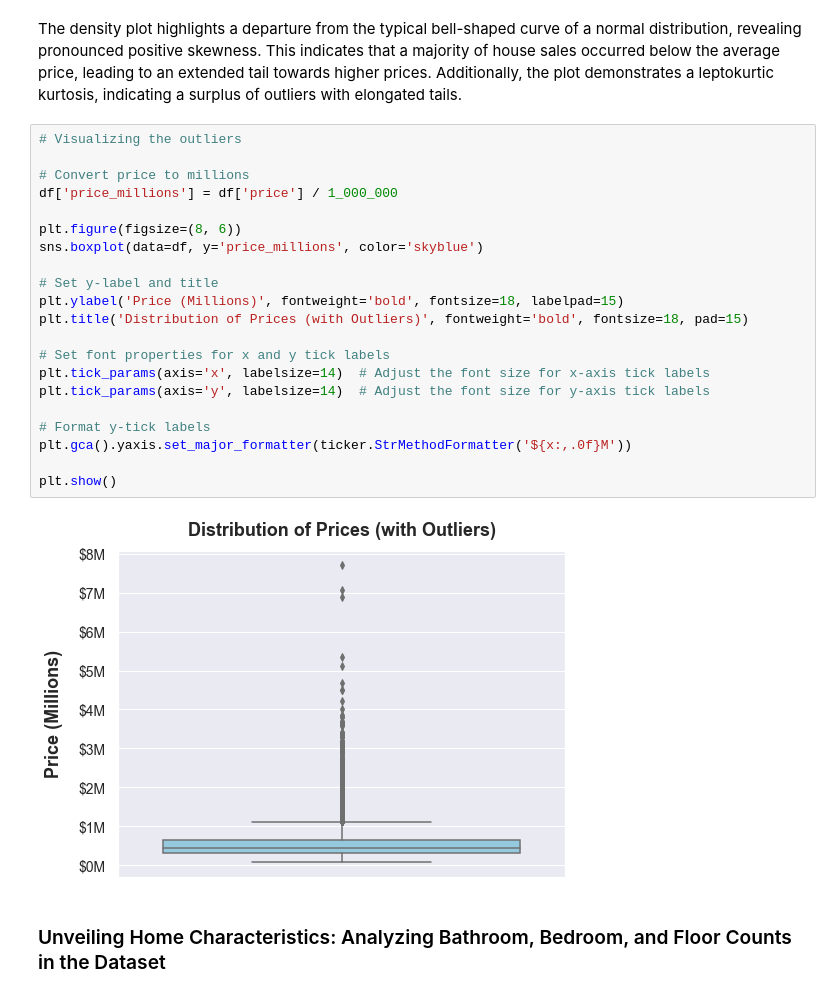
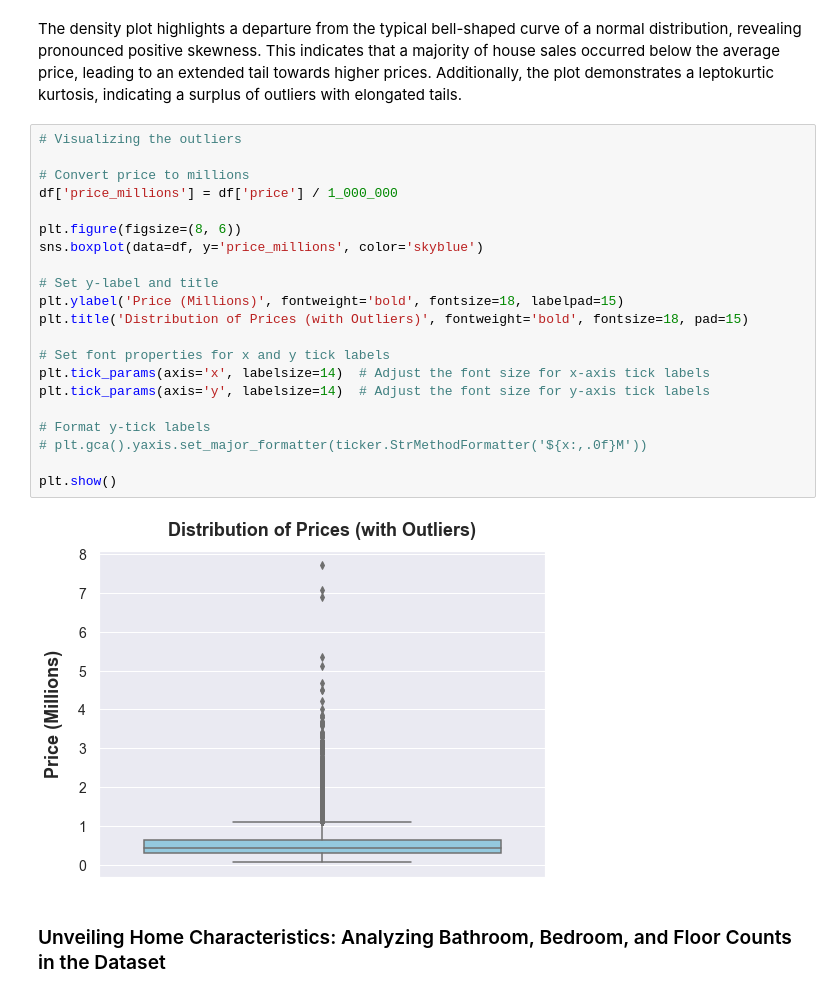
Before and after one commit to Agai-Beryl/Northwestern-County-Real-Estate-Price-Forecast, a Jupyter notebook: finalnotebook.ipynb, the cells around one changed output. Drawn from its saved outputs; the diff is of its cells as text.

```diff
--- a/finalnotebook.ipynb
+++ b/finalnotebook.ipynb
@@ -600,26 +602,26 @@ The density plot highlights a departure from the typical bell-shaped curve of a
 # %%
 # Visualizing the outliers
 
 # Convert price to millions
 df['price_millions'] = df['price'] / 1_000_000
 
 plt.figure(figsize=(8, 6))
 sns.boxplot(data=df, y='price_millions', color='skyblue')
 
 # Set y-label and title
 plt.ylabel('Price (Millions)', fontweight='bold', fontsize=18, labelpad=15)
 plt.title('Distribution of Prices (with Outliers)', fontweight='bold', fontsize=18, pad=15)
 
 # Set font properties for x and y tick labels
 plt.tick_params(axis='x', labelsize=14)  # Adjust the font size for x-axis tick labels
 plt.tick_params(axis='y', labelsize=14)  # Adjust the font size for y-axis tick labels
 
 # Format y-tick labels
-plt.gca().yaxis.set_major_formatter(ticker.StrMethodFormatter('${x:,.0f}M'))
+# plt.gca().yaxis.set_major_formatter(ticker.StrMethodFormatter('${x:,.0f}M'))
 
 plt.show()
 # %% [output]
-[figure, old version]
+[figure, new version]
 # %% [markdown]
 ### Unveiling Home Characteristics: Analyzing Bathroom, Bedroom, and Floor Counts in the Dataset
 # %% [markdown]
```
Also changed, not shown: parts of 19 cells of this notebook.
